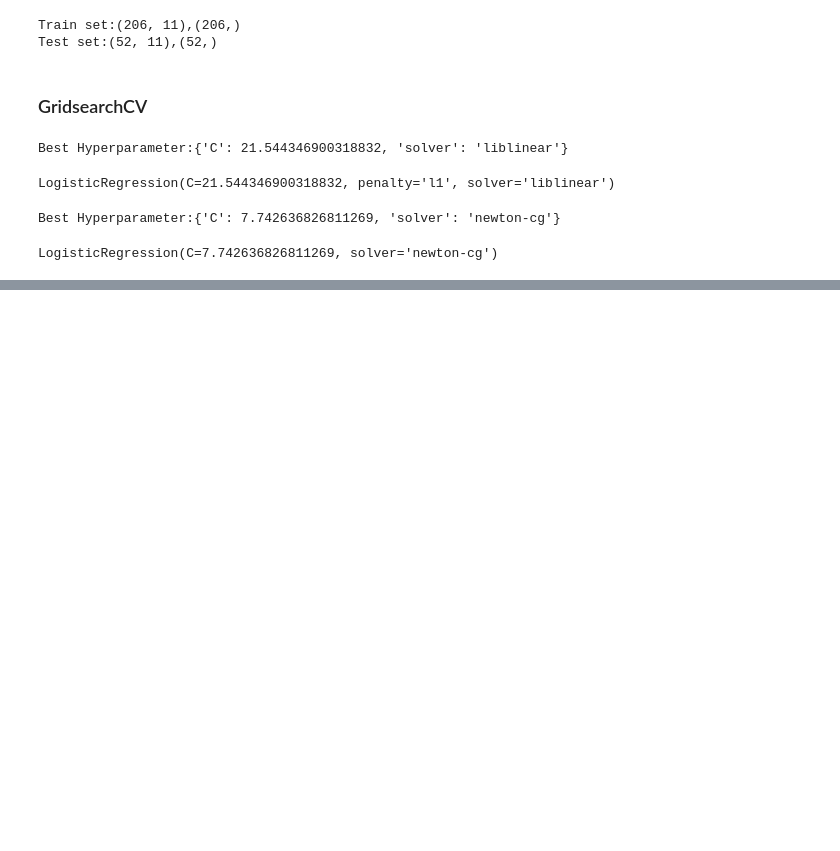
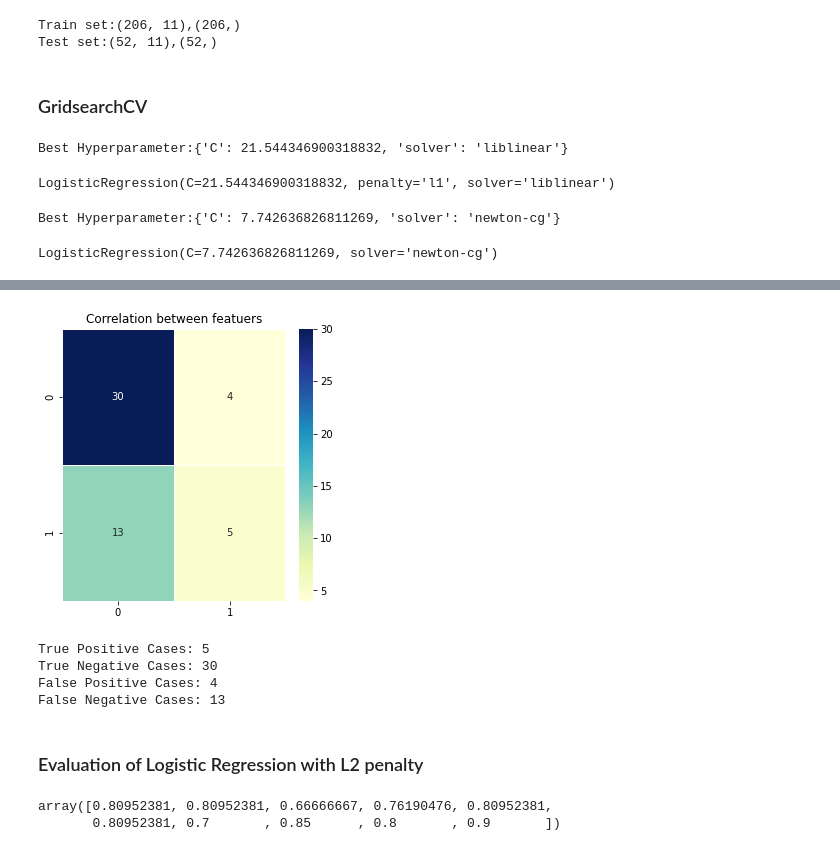
Before and after one commit to HemanthSai7/DSP, a Jupyter notebook: heart_failure.ipynb, the cells around one changed output, grey strips where cells are left out. Drawn from its saved outputs; the diff is of its cells as text; code cells hidden in the pictures; blank space fills up the shorter version.

```diff
--- a/heart_failure.ipynb
+++ b/heart_failure.ipynb
@@ -315,0 +301,3 @@ LogisticRegression(C=7.742636826811269, solver='newton-cg')
+# %%
+Y_hat=logreg_with_l1_gridcv.predict(X_test)
+print(classification_report(y_test,Y_hat))
@@ -315,0 +313,27 @@ LogisticRegression(C=7.742636826811269, solver='newton-cg')
+# %%
+plt.figure(figsize=(5,5))
+sns.heatmap(confusion_matrix(y_test,Y_hat),annot=True,linewidth=0.5,cmap="YlGnBu")
+plt.title("Correlation between featuers")
+plt.show()
+# %% [output]
+[figure, added]
+# %%
+print(f"True Positive Cases: {confusion_matrix(y_test,Y_hat)[1][1]}")
+print(f"True Negative Cases: {confusion_matrix(y_test,Y_hat)[0][0]}")
+print(f"False Positive Cases: {confusion_matrix(y_test,Y_hat)[0][1]}")
+print(f"False Negative Cases: {confusion_matrix(y_test,Y_hat)[1][0]}")
+# %% [output]
+True Positive Cases: 5
+True Negative Cases: 30
+False Positive Cases: 4
+False Negative Cases: 13
+# %% [markdown]
+### Evaluation of Logistic Regression with L2 penalty
+# %%
+from sklearn.model_selection import cross_val_score
+from sklearn.metrics import classification_report
+scores = cross_val_score(logreg_with_l2_gridcv, X_train, y_train, cv=10)
+scores
+# %% [output]
+array([0.80952381, 0.80952381, 0.66666667, 0.76190476, 0.80952381,
+       0.80952381, 0.7       , 0.85      , 0.8       , 0.9       ])
```
Also changed, not shown: parts of 8 cells of this notebook.
